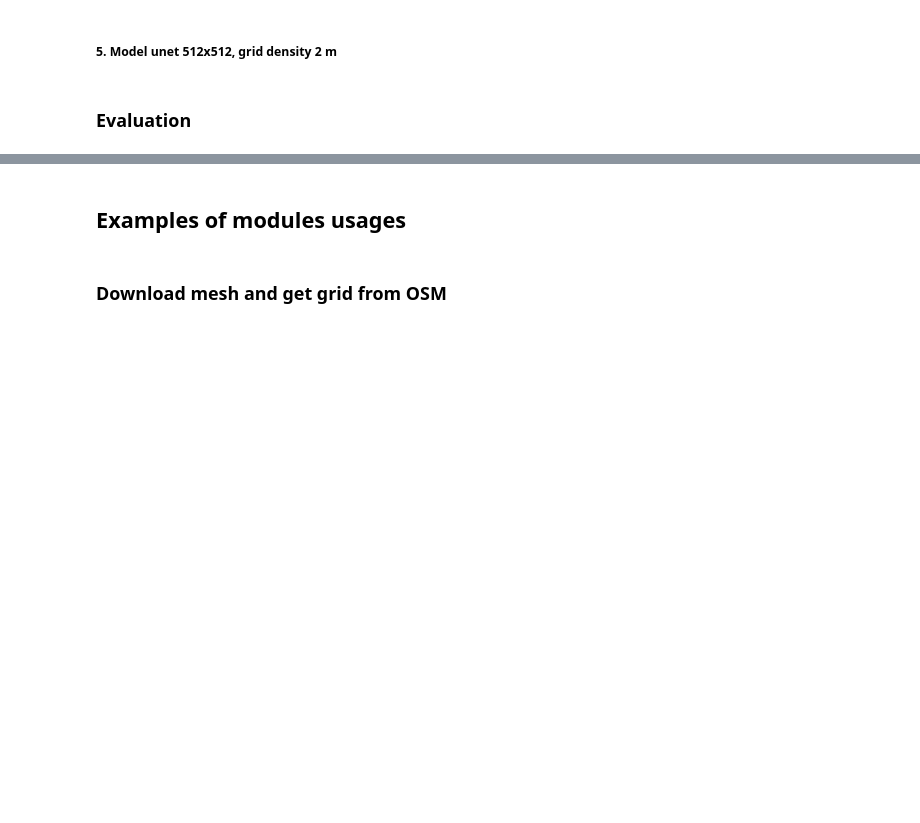
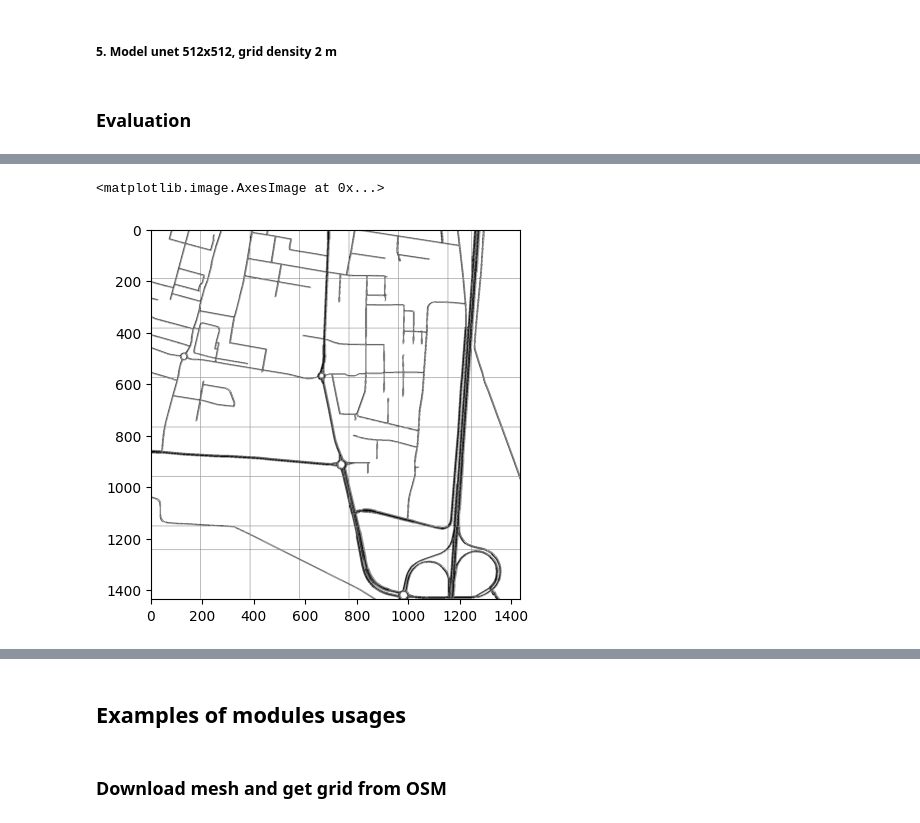
Before and after one commit to CRoadA/CRoadA, a Jupyter notebook: main.ipynb, the cells around one changed output, grey strips where cells are left out. Drawn from its saved outputs; the diff is of its cells as text; code cells hidden in the pictures; blank space fills up the shorter version.

```diff
--- a/main.ipynb
+++ b/main.ipynb
@@ -446,0 +521,5 @@ row: 0................row: 1................row: 2................row: 3........
+# %%
+plt.imshow(img)
+# %% [output]
+<matplotlib.image.AxesImage at 0x...>
+[figure, added]
```
Also changed, not shown: parts of 6 cells of this notebook.
